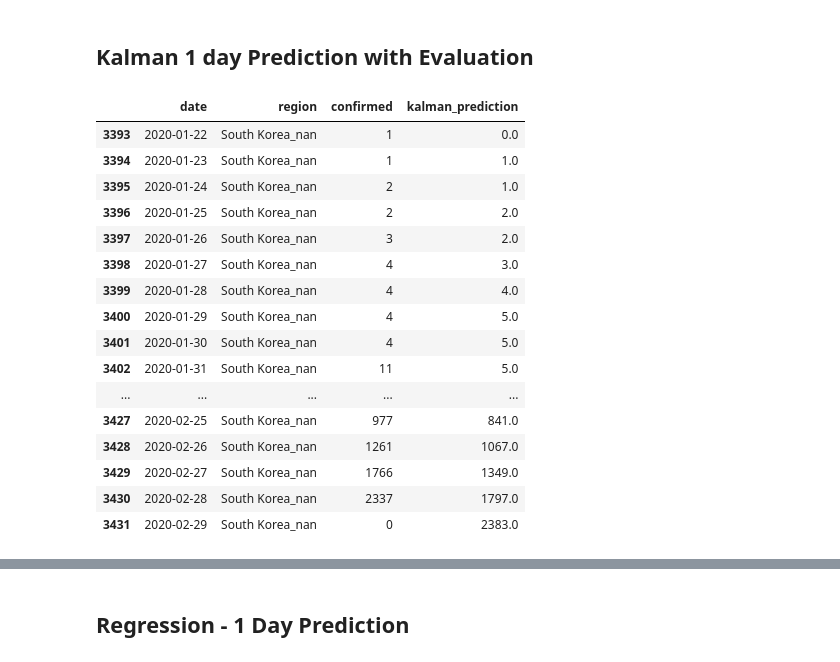
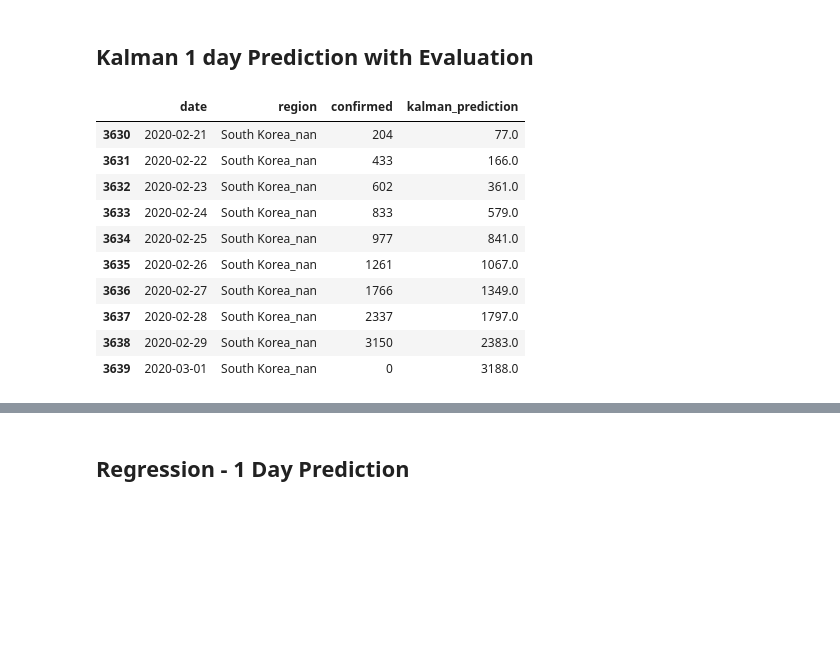
Before and after one commit to Rank23/COVID19, a Jupyter notebook: COVID19_Prediction.ipynb, the cells around one changed output, grey strips where cells are left out. Cells and saved outputs as stored; diff of their text form; code cells hidden in the pictures; blank space fills up the shorter version.

```diff
--- a/COVID19_Prediction.ipynb
+++ b/COVID19_Prediction.ipynb
@@ -463,25 +463,19 @@ for i in range(1,len(t)):
     # print(evaluation)
 # %%
 p=t[t['region']==region][['date','region','confirmed','kalman_prediction']]
-p
+p.tail(10)
 # %% [output]
 |  | date | region | confirmed | kalman_prediction |
-| 3393 | 2020-01-22 | South Korea_nan | 1 | 0.0 |
-| 3394 | 2020-01-23 | South Korea_nan | 1 | 1.0 |
-| 3395 | 2020-01-24 | South Korea_nan | 2 | 1.0 |
-| 3396 | 2020-01-25 | South Korea_nan | 2 | 2.0 |
-| 3397 | 2020-01-26 | South Korea_nan | 3 | 2.0 |
-| 3398 | 2020-01-27 | South Korea_nan | 4 | 3.0 |
-| 3399 | 2020-01-28 | South Korea_nan | 4 | 4.0 |
-| 3400 | 2020-01-29 | South Korea_nan | 4 | 5.0 |
-| 3401 | 2020-01-30 | South Korea_nan | 4 | 5.0 |
-| 3402 | 2020-01-31 | South Korea_nan | 11 | 5.0 |
-| ... | ... | ... | ... | ... |
-| 3427 | 2020-02-25 | South Korea_nan | 977 | 841.0 |
-| 3428 | 2020-02-26 | South Korea_nan | 1261 | 1067.0 |
-| 3429 | 2020-02-27 | South Korea_nan | 1766 | 1349.0 |
-| 3430 | 2020-02-28 | South Korea_nan | 2337 | 1797.0 |
-| 3431 | 2020-02-29 | South Korea_nan | 0 | 2383.0 |
+| 3630 | 2020-02-21 | South Korea_nan | 204 | 77.0 |
+| 3631 | 2020-02-22 | South Korea_nan | 433 | 166.0 |
+| 3632 | 2020-02-23 | South Korea_nan | 602 | 361.0 |
+| 3633 | 2020-02-24 | South Korea_nan | 833 | 579.0 |
+| 3634 | 2020-02-25 | South Korea_nan | 977 | 841.0 |
+| 3635 | 2020-02-26 | South Korea_nan | 1261 | 1067.0 |
+| 3636 | 2020-02-27 | South Korea_nan | 1766 | 1349.0 |
+| 3637 | 2020-02-28 | South Korea_nan | 2337 | 1797.0 |
+| 3638 | 2020-02-29 | South Korea_nan | 3150 | 2383.0 |
+| 3639 | 2020-03-01 | South Korea_nan | 0 | 3188.0 |
 # %%
 p.iloc[len(p)-1,2]=None
 p=p.set_index(['date'])
```
Also changed, not shown: parts of 27 cells of this notebook.
